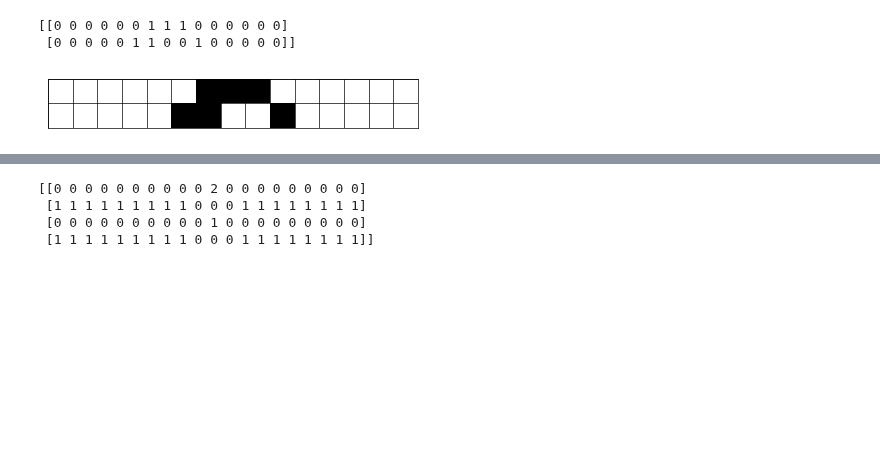
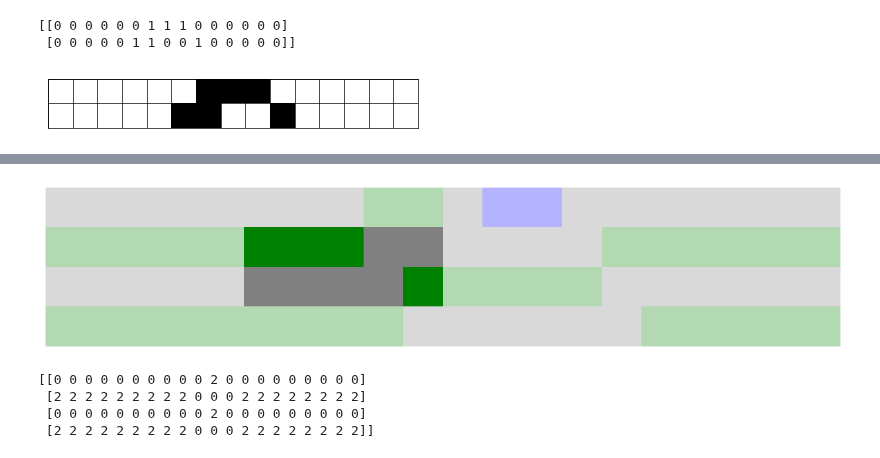
Before and after one commit to orome/automata-py, a Jupyter notebook: demo.ipynb, the cells around one changed output, grey strips where cells are left out. Saved outputs shown, nothing was run; the diff lists cells and outputs as text; code cells hidden in the pictures; blank space fills up the shorter version.

```diff
--- a/demo.ipynb
+++ b/demo.ipynb
@@ -125,7 +134,13 @@ Rule(3**(3*3*3)-1, base=3).display(fig_width=20)
+# %%
+CellularAutomata(20, '22011', base=3, frame_width=20, frame_steps=4).display(
+    cell_colors=['gray','blue','green'],
+    highlights=[HighlightBounds(steps=2, start_step=1, offset=-2, width=5)])
+# %% [output]
+[figure, added]
 # %%
-print(CellularAutomata(1, '2', base=3, frame_width=20, frame_steps=4).lattice())
+print(CellularAutomata(5, '2', base=3, frame_width=20, frame_steps=4).lattice())
 # %% [output]
 [[0 0 0 0 0 0 0 0 0 0 2 0 0 0 0 0 0 0 0 0]
- [1 1 1 1 1 1 1 1 1 0 0 0 1 1 1 1 1 1 1 1]
- [0 0 0 0 0 0 0 0 0 0 1 0 0 0 0 0 0 0 0 0]
- [1 1 1 1 1 1 1 1 1 0 0 0 1 1 1 1 1 1 1 1]]
+ [2 2 2 2 2 2 2 2 2 0 0 0 2 2 2 2 2 2 2 2]
+ [0 0 0 0 0 0 0 0 0 0 2 0 0 0 0 0 0 0 0 0]
+ [2 2 2 2 2 2 2 2 2 0 0 0 2 2 2 2 2 2 2 2]]
```
Also changed, not shown: parts of 7 cells of this notebook, 1 other file.
